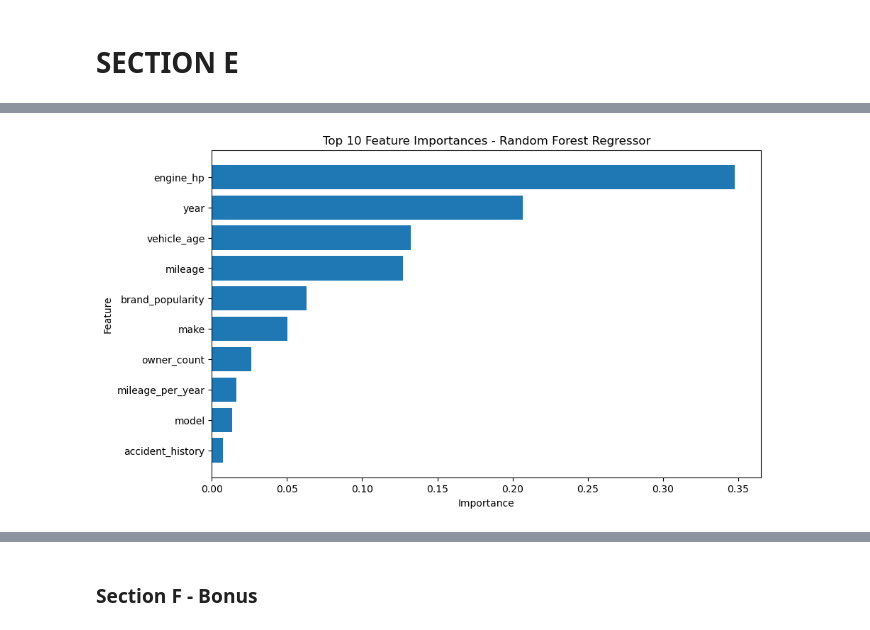
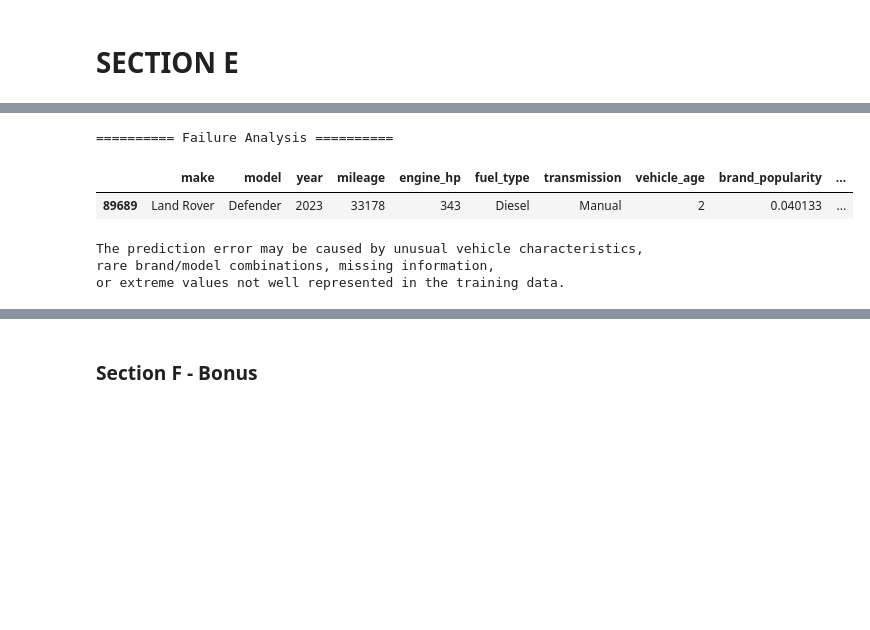
Before and after one commit to malak-re3/MACHINE-LEARNING-EX1, a Jupyter notebook: assignment1 (2).ipynb, the cells around one changed output, grey strips where cells are left out. Cells and saved outputs as stored; diff of their text form; code cells hidden in the pictures; blank space fills up the shorter version.

```diff
--- a/assignment1 (2).ipynb
+++ b/assignment1 (2).ipynb
@@ -1583,15 +1820,46 @@ rf_feature_importance.head(10)
 # %%
-plt.figure(figsize=(10, 6))
+# ------------------------------------------------------------
+# Failure Analysis
+# ------------------------------------------------------------
 
-top_rf_features = rf_feature_importance.head(10)
+rf_test_pred = rf_regressor.predict(X_test_reg)
 
-plt.barh(top_rf_features["Feature"], top_rf_features["Importance"])
-plt.gca().invert_yaxis()
+errors = np.abs(y_test_reg.values - rf_test_pred)
 
-plt.title("Top 10 Feature Importances - Random Forest Regressor")
-plt.xlabel("Importance")
-plt.ylabel("Feature")
+worst_index = np.argmax(errors)
 
-plt.show()
+print("\n========== Failure Analysis ==========")
+
+important_columns = [
+    "make",
+    "model",
+    "year",
+    "mileage",
+    "engine_hp",
+    "fuel_type",
+    "transmission",
+    "vehicle_age",
+    "brand_popularity"
+]
+
+bad_vehicle = X_test_reg.iloc[
+    [worst_index]
+][important_columns].copy()
+
+bad_vehicle["Actual Price"] = y_test_reg.iloc[worst_index]
+bad_vehicle["Predicted Price"] = rf_test_pred[worst_index]
+bad_vehicle["Absolute Error"] = errors[worst_index]
+
+display(bad_vehicle)
+print("""
+The prediction error may be caused by unusual vehicle characteristics,
+rare brand/model combinations, missing information,
+or extreme values not well represented in the training data.
+""")
 # %% [output]
-[figure, removed]
+========== Failure Analysis ==========
+|  | make | model | year | mileage | engine_hp | fuel_type | transmission | vehicle_age | brand_popularity | ... |
+| 89689 | Land Rover | Defender | 2023 | 33178 | 343 | Diesel | Manual | 2 | 0.040133 | ... |
+The prediction error may be caused by unusual vehicle characteristics,
+rare brand/model combinations, missing information,
+or extreme values not well represented in the training data.
```
Also changed, not shown: parts of 21 cells of this notebook.
